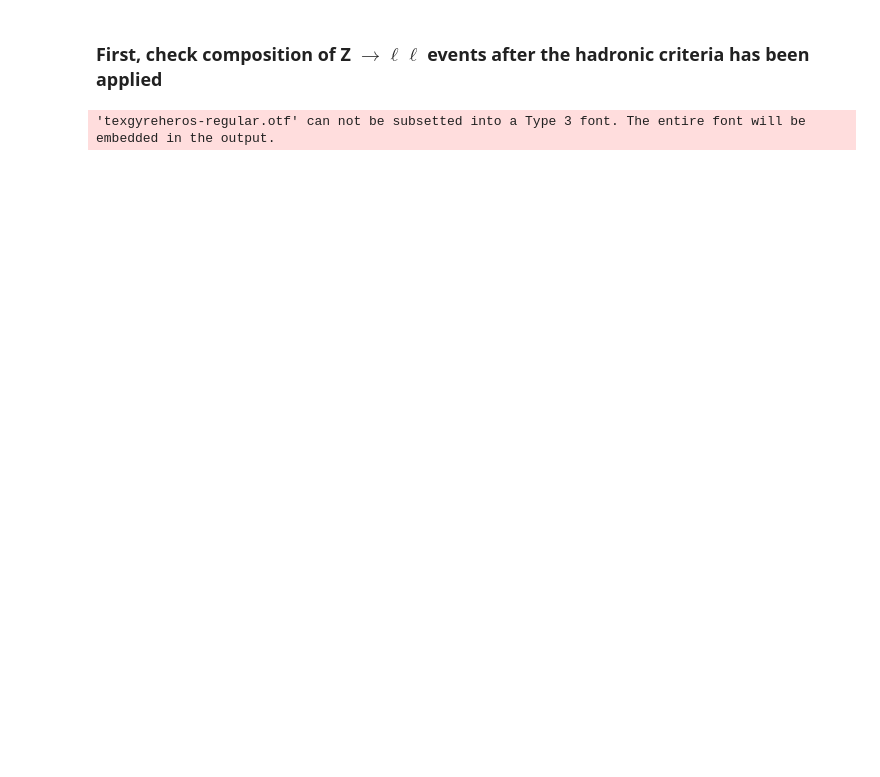
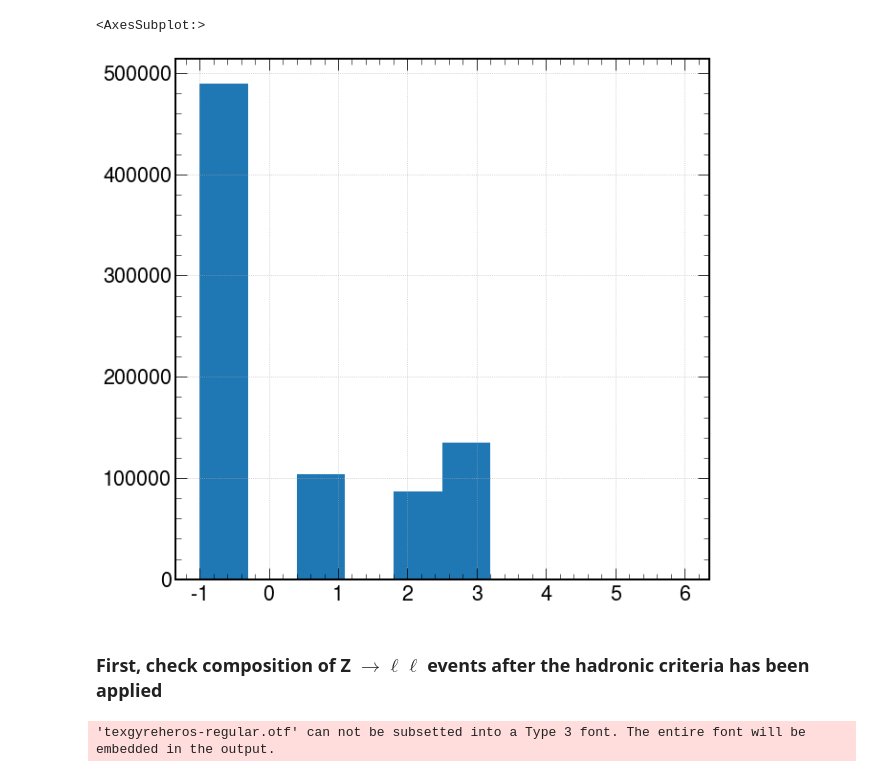
Before and after one commit to cmstas/HggAnalysisDev, a Jupyter notebook: BDT_distributions/20210414-plots/Resonant backgrounds.ipynb, the cells around one changed output. Drawn from its saved outputs; the diff is of its cells as text; code cells hidden in the pictures; blank space fills up the shorter version.

```diff
--- a/BDT_distributions/20210414-plots/Resonant backgrounds.ipynb
+++ b/BDT_distributions/20210414-plots/Resonant backgrounds.ipynb
@@ -13,2 +17,7 @@ df = pd.read_pickle("/home/users/bsathian/HHggTauTau/centralRepo/HggAnalysisDev/
+# %%
+df["Category_pairsLoose"].hist()
+# %% [output]
+<AxesSubplot:>
+[figure, added]
 # %%
 import json
```
Also changed, not shown: parts of 13 cells of this notebook, 8 other files.
